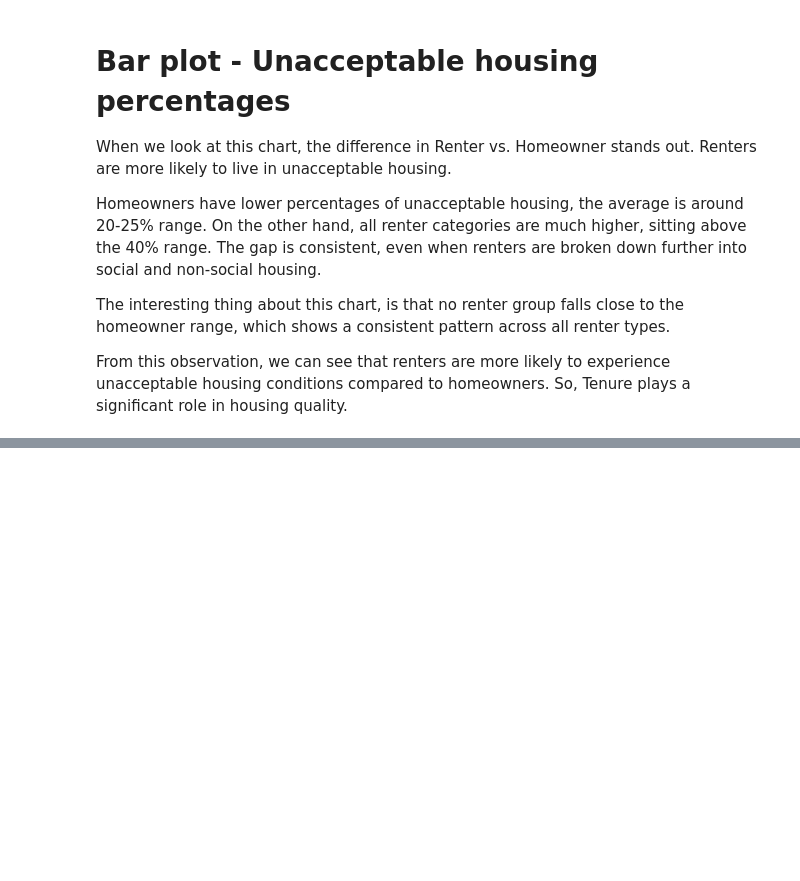
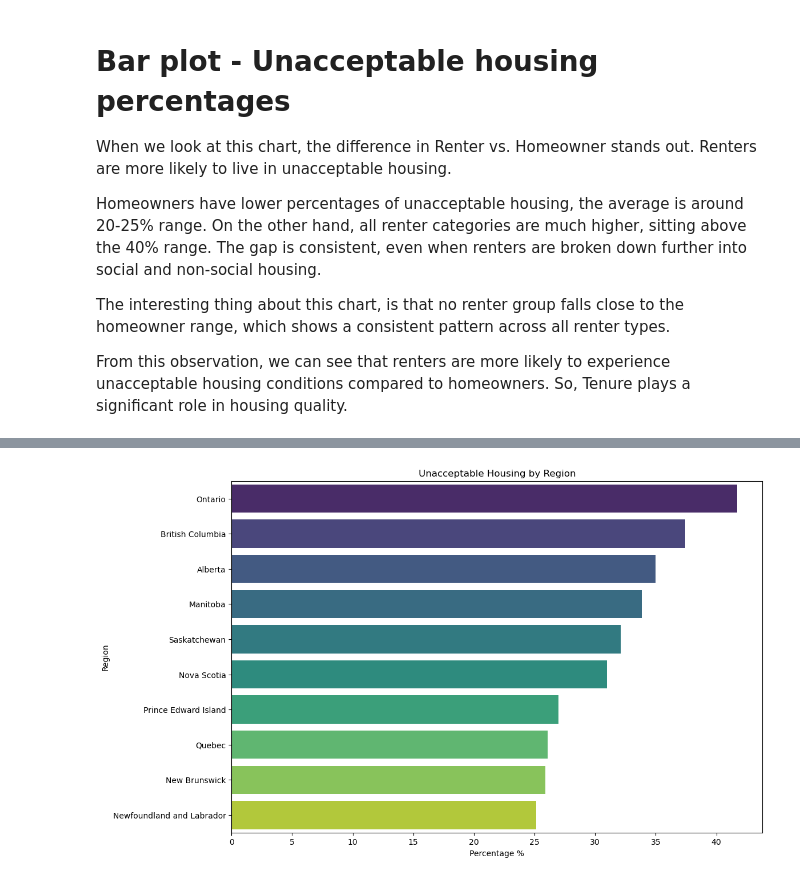
Before and after one commit to samnsinclair-oss/canadian-housing-analysis, a Jupyter notebook: notebooks/analysis.ipynb, the cells around one changed output, grey strips where cells are left out. Cells and saved outputs as stored; diff of their text form; code cells hidden in the pictures; blank space fills up the shorter version.

```diff
--- a/notebooks/analysis.ipynb
+++ b/notebooks/analysis.ipynb
@@ -340,0 +363,50 @@ From this observation, we can see that renters are more likely to experience una
+# %%
+# filter to only unacceptable housing
+
+unacceptable = df_cleaned[df_cleaned["Housing Status"] == "Not Acceptable"]
+
+# remove Canada (not a province)
+unacceptable = unacceptable[unacceptable["Region"].isin([
+        "Newfoundland and Labrador",
+        "Prince Edward Island",
+        "Nova Scotia",
+        "New Brunswick",
+        "Quebec",
+        "Ontario",
+        "Manitoba",
+        "Saskatchewan",
+        "Alberta",
+        "British Columbia"])
+]
+
+# Group by region and calculate average
+region_unacceptable = unacceptable.groupby("Region")["Percentage"].mean()
+
+# sort values
+region_unacceptable = region_unacceptable.sort_values(ascending = False)
+
+# convert to Dataframe using Seaborn
+region_unacceptable = region_unacceptable.reset_index()
+
+# create plot
+
+fig, ax = plt.subplots(figsize = (12, 8))
+
+sns.barplot(
+    data = region_unacceptable,
+    x = "Percentage",
+    y = "Region",
+    hue = "Region",
+    ax = ax,
+    palette = "viridis",
+    legend = False
+)
+
+# labels
+ax.set_title("Unacceptable Housing by Region")
+ax.set_xlabel("Percentage %")
+ax.set_ylabel("Region")
+
+plt.show()
+# %% [output]
+[figure, added]
```
Also changed, not shown: parts of 4 cells of this notebook.
